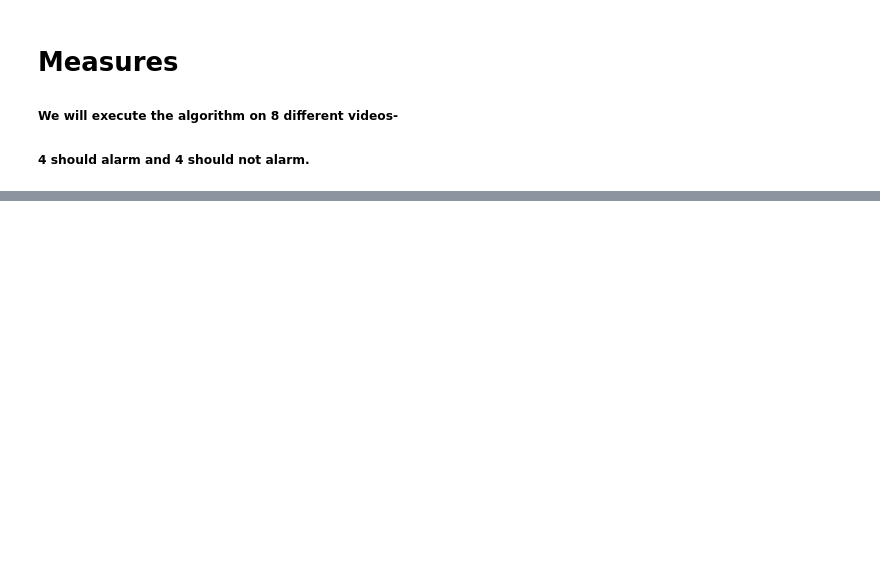
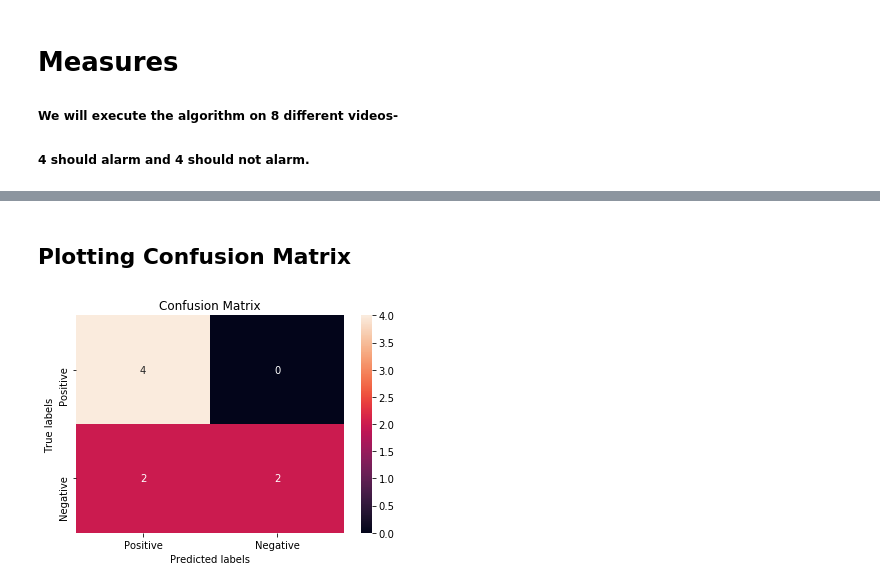
Before and after one commit to GuyAttia/sensitive_motion_detection, a Jupyter notebook: Pipeline-Final.ipynb, the cells around one changed output, grey strips where cells are left out. Cells and saved outputs as stored; diff of their text form; code cells hidden in the pictures; blank space fills up the shorter version.

```diff
--- a/Pipeline-Final.ipynb
+++ b/Pipeline-Final.ipynb
@@ -259,10 +283,14 @@ print(f"Accuracy: {accuracy}")
+# %% [markdown]
+## Plotting Confusion Matrix
 # %%
-conf_matrix = np.array([[len(tp), len(tn)],[len(fp), len(fn)]])
+conf_matrix = np.array([[len(tp), len(fn)],[len(fp), len(tn)]])
 
 ax= plt.subplot()
 sns.heatmap(conf_matrix, annot=True, ax = ax); #annot=True to annotate cells
 
 # labels, title and ticks
 ax.set_xlabel('Predicted labels');ax.set_ylabel('True labels');
 ax.set_title('Confusion Matrix');
-ax.xaxis.set_ticklabels(['Negative', 'Positive']); ax.yaxis.set_ticklabels(['Negative', 'Positive']);
+ax.xaxis.set_ticklabels(['Positive', 'Negative']); ax.yaxis.set_ticklabels(['Positive', 'Negative']);
+# %% [output]
+[figure, added]
```
Also changed, not shown: parts of 2 cells of this notebook.
